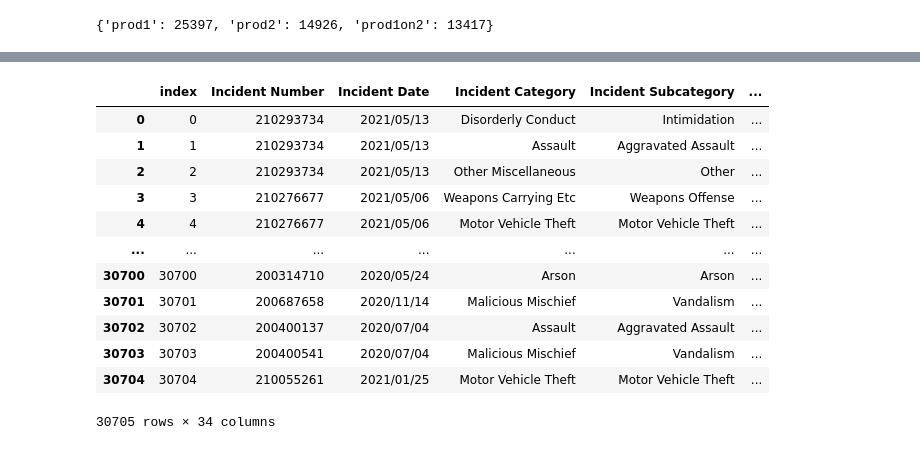
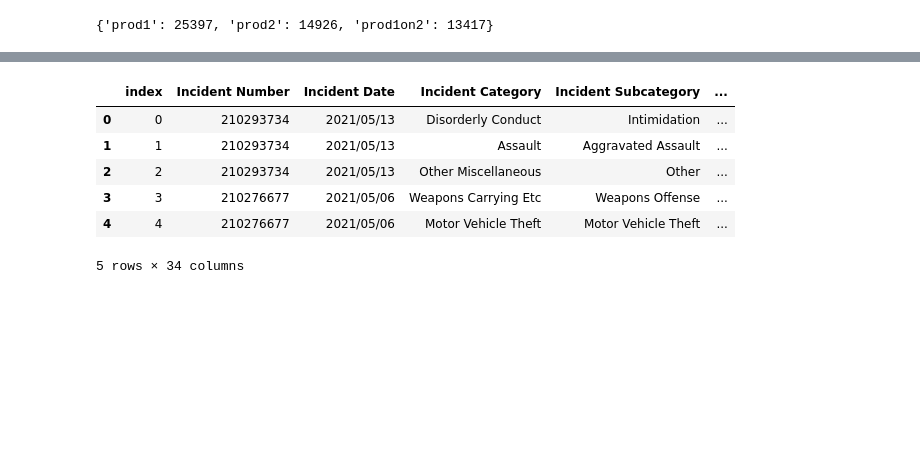
Before and after one commit to molsonkiko/sf_crime_2022, a Jupyter notebook: production 1+2.ipynb, the cells around one changed output, grey strips where cells are left out. Drawn from its saved outputs; the diff is of its cells as text; code cells hidden in the pictures; blank space fills up the shorter version.

```diff
--- a/production 1+2.ipynb
+++ b/production 1+2.ipynb
@@ -236,7 +171,8 @@ def zero_if_dismissed(x, dismissed):
         return 0
     return x
 
-prod1on2['dismissed'] = prod1on2['Outcome Sub-Type Description'].str.contains('(?i)dis(?:miss|charge)', regex=True)
+prod1on2['dismissed'] = prod1on2['Outcome Sub-Type Description'].str.contains('(?i)dism', regex=True) \
+                        | prod1on2['Outcome Description'].str.contains('(?i)dism', regex=True)
 
 for var in term_vars:
     prod1on2[var] = prod1on2.apply(lambda x: zero_if_dismissed(x[var], x['dismissed']), axis=1)
@@ -247,18 +183,12 @@ all_join = pd.merge(case_rep, prod1on2, left_on='Court Number', right_on='Court.
              .drop(['Court.No', 'Court #'], axis=1, errors='ignore') \
              .reset_index()
 # %%
-all_join
+all_join.head()
 # %% [output]
 |  | index | Incident Number | Incident Date | Incident Category | Incident Subcategory | ... |
 | 0 | 0 | 210293734 | 2021/05/13 | Disorderly Conduct | Intimidation | ... |
 | 1 | 1 | 210293734 | 2021/05/13 | Assault | Aggravated Assault | ... |
 | 2 | 2 | 210293734 | 2021/05/13 | Other Miscellaneous | Other | ... |
 | 3 | 3 | 210276677 | 2021/05/06 | Weapons Carrying Etc | Weapons Offense | ... |
 | 4 | 4 | 210276677 | 2021/05/06 | Motor Vehicle Theft | Motor Vehicle Theft | ... |
-| ... | ... | ... | ... | ... | ... | ... |
-| 30700 | 30700 | 200314710 | 2020/05/24 | Arson | Arson | ... |
-| 30701 | 30701 | 200687658 | 2020/11/14 | Malicious Mischief | Vandalism | ... |
-| 30702 | 30702 | 200400137 | 2020/07/04 | Assault | Aggravated Assault | ... |
-| 30703 | 30703 | 200400541 | 2020/07/04 | Malicious Mischief | Vandalism | ... |
-| 30704 | 30704 | 210055261 | 2021/01/25 | Motor Vehicle Theft | Motor Vehicle Theft | ... |
-30705 rows × 34 columns
+5 rows × 34 columns
```
Also changed, not shown: parts of 33 cells of this notebook, 10 other files.
